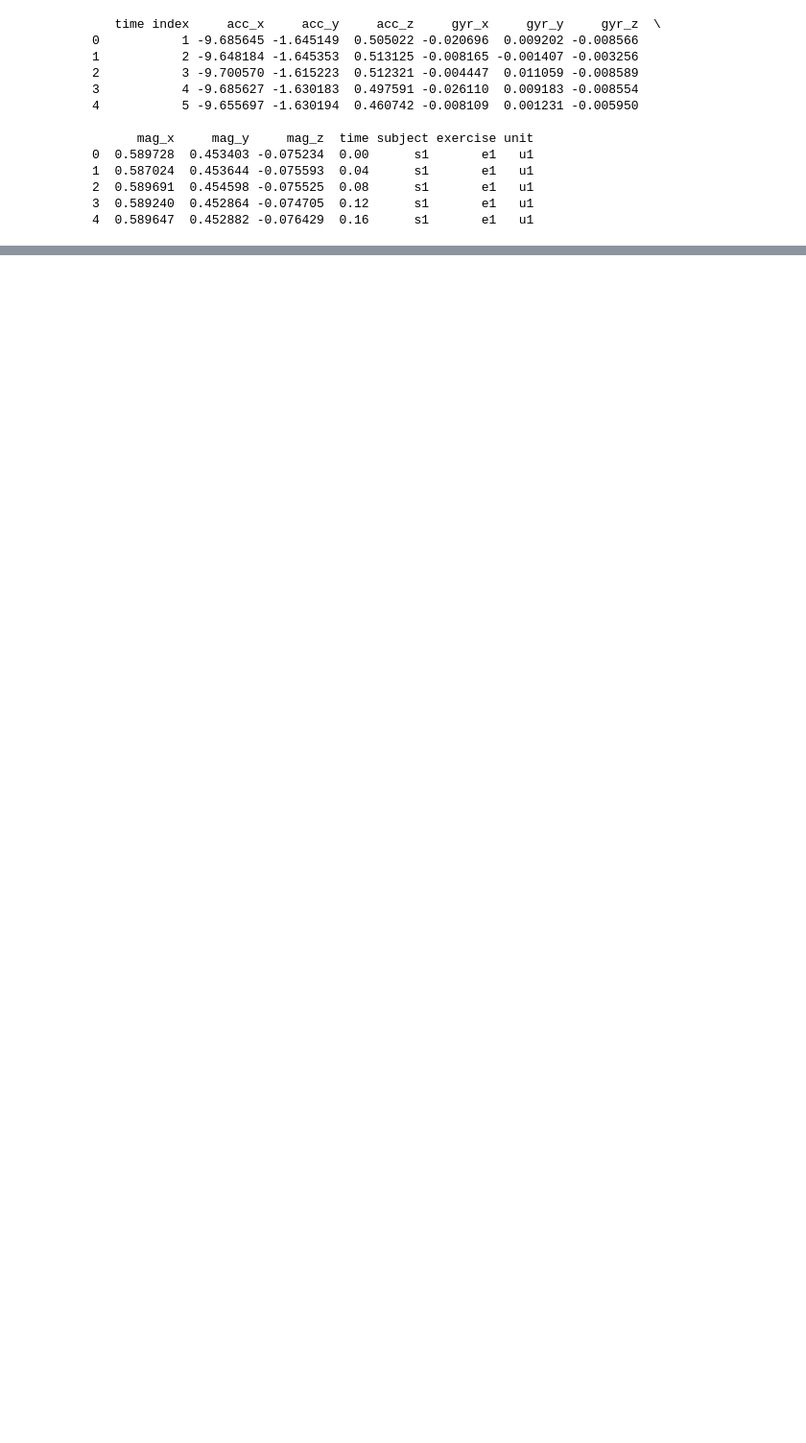
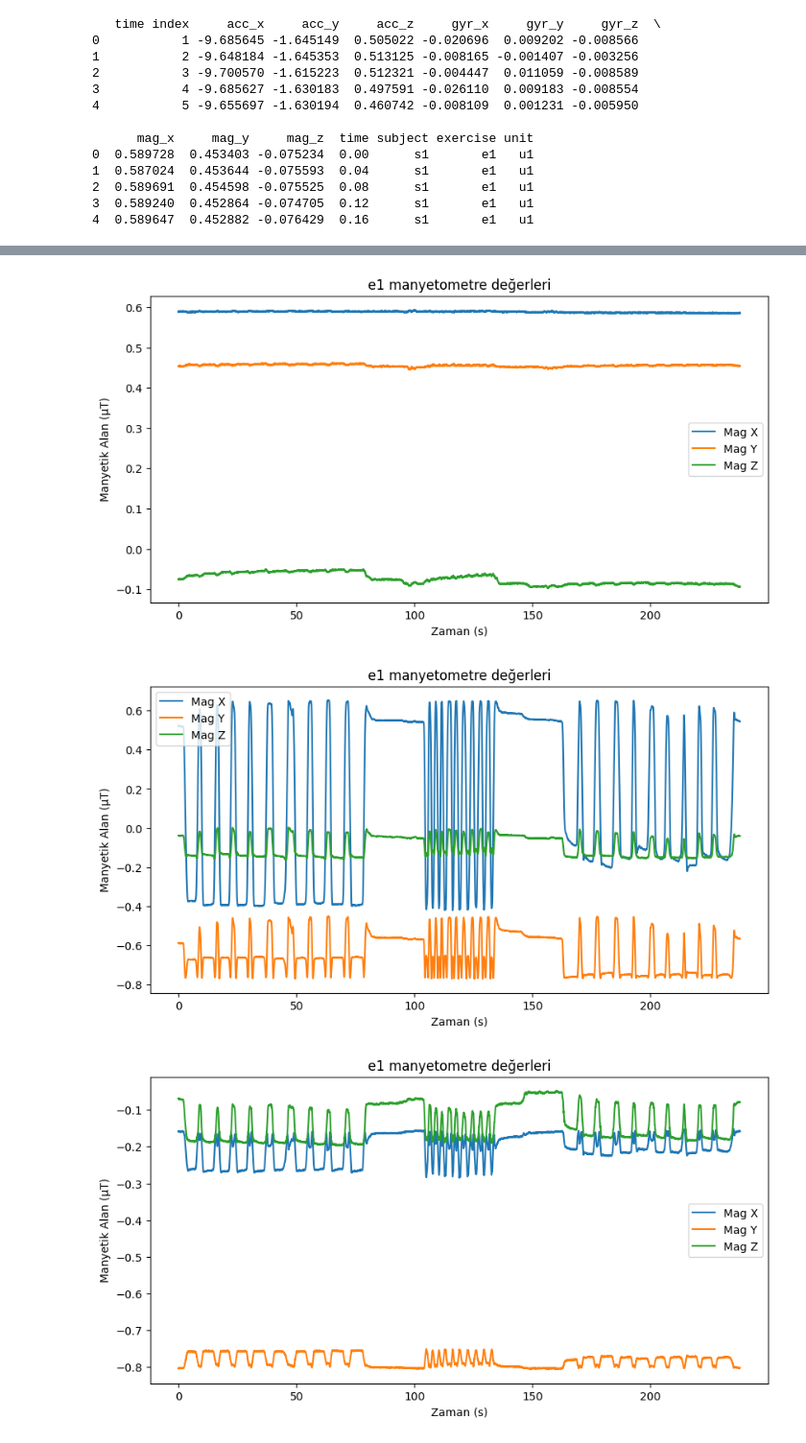
Before and after one commit to MrFaruk0/IMU-data-proccess-and-visualization, a Jupyter notebook: notebooks/analysis.ipynb, the cells around one changed output, grey strips where cells are left out. Shown at 96% size. Cells and saved outputs as stored; diff of their text form; code cells hidden in the pictures; blank space fills up the shorter version.

```diff
--- a/notebooks/analysis.ipynb
+++ b/notebooks/analysis.ipynb
@@ -34,0 +50,10 @@ plot_mag_exercise(df, "e1", subject="s1", unit="u1")
+# %%
+plot_mag_exercise(df, "e1", subject="s1", unit="u1")
+plot_mag_exercise(df, "e1", subject="s1", unit="u2")
+plot_mag_exercise(df, "e1", subject="s1", unit="u3")
+plot_mag_exercise(df, "e1", subject="s1", unit="u4")
+plot_mag_exercise(df, "e1", subject="s1", unit="u5")
+# %% [output]
+[figure, added]
+[figure, added]
+[figure, added]
```
Also changed, not shown: parts of 4 cells of this notebook, 4 other files.
